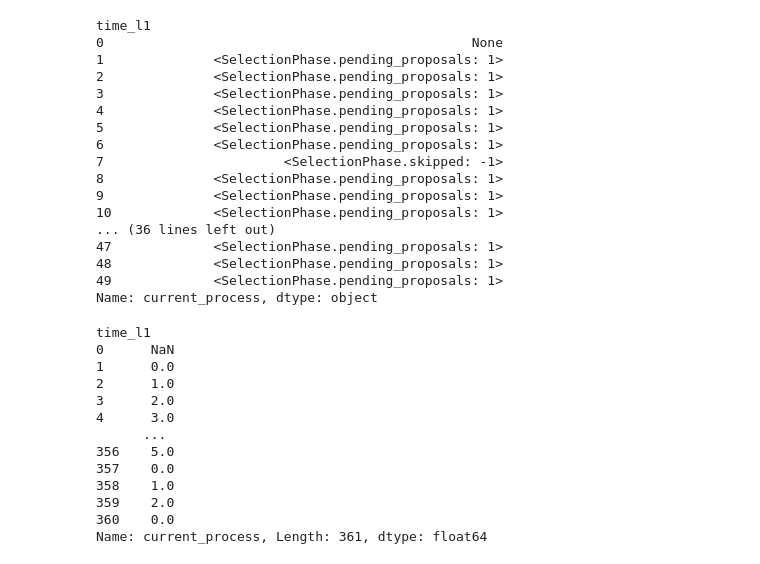
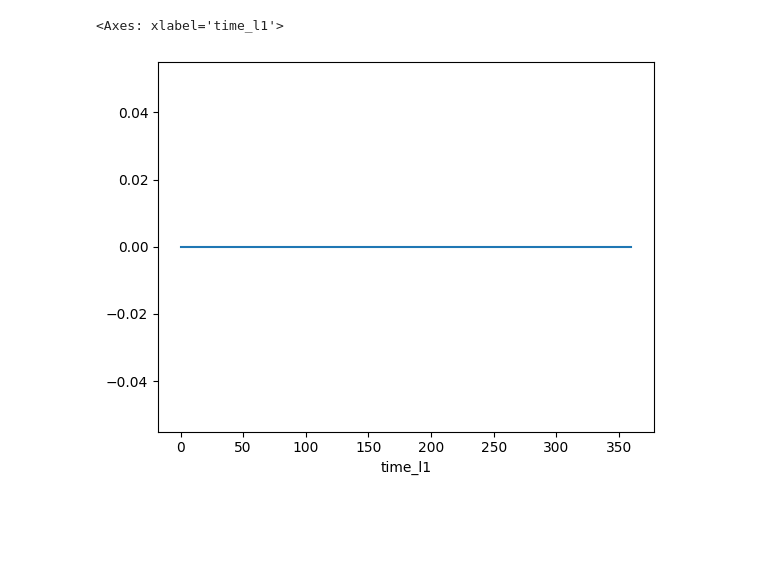
Before and after one commit to BlockScience/aztec-gddt, a Jupyter notebook: notebooks/test_run.ipynb, the cells around one changed output. Saved outputs shown, nothing was run; the diff lists cells and outputs as text; code cells hidden in the pictures; blank space fills up the shorter version.

```diff
--- a/notebooks/test_run.ipynb
+++ b/notebooks/test_run.ipynb
@@ -49,38 +53,5 @@ sim_df.current_process.map(lambda x: x.phase if x is not None else None).plot()
-# %%
-from aztec_gddt.types import SelectionPhase
-
-sim_df.current_process.map(lambda x: repr(SelectionPhase(x.phase)) if x is not None else None).head(50)
-# %% [output]
-time_l1
-0                                               None
-1              <SelectionPhase.pending_proposals: 1>
-2              <SelectionPhase.pending_proposals: 1>
-3              <SelectionPhase.pending_proposals: 1>
-4              <SelectionPhase.pending_proposals: 1>
-5              <SelectionPhase.pending_proposals: 1>
-6              <SelectionPhase.pending_proposals: 1>
-7                       <SelectionPhase.skipped: -1>
-8              <SelectionPhase.pending_proposals: 1>
-9              <SelectionPhase.pending_proposals: 1>
-10             <SelectionPhase.pending_proposals: 1>
-... (36 lines left out)
-47             <SelectionPhase.pending_proposals: 1>
-48             <SelectionPhase.pending_proposals: 1>
-49             <SelectionPhase.pending_proposals: 1>
-Name: current_process, dtype: object
-# %%
-sim_df.current_process.map(lambda p: p.duration_in_current_phase if p is not None else None)
-# %% [output]
-time_l1
-0      NaN
-1      0.0
-2      1.0
-3      2.0
-4      3.0
-      ...
-356    5.0
-357    0.0
-358    1.0
-359    2.0
-360    0.0
-Name: current_process, Length: 361, dtype: float64
+# %%
+sim_df.finalized_blocks_count.plot()
+# %% [output]
+<Axes: xlabel='time_l1'>
+[figure, added]
```
Also changed, not shown: parts of 8 cells of this notebook, 5 other files.
